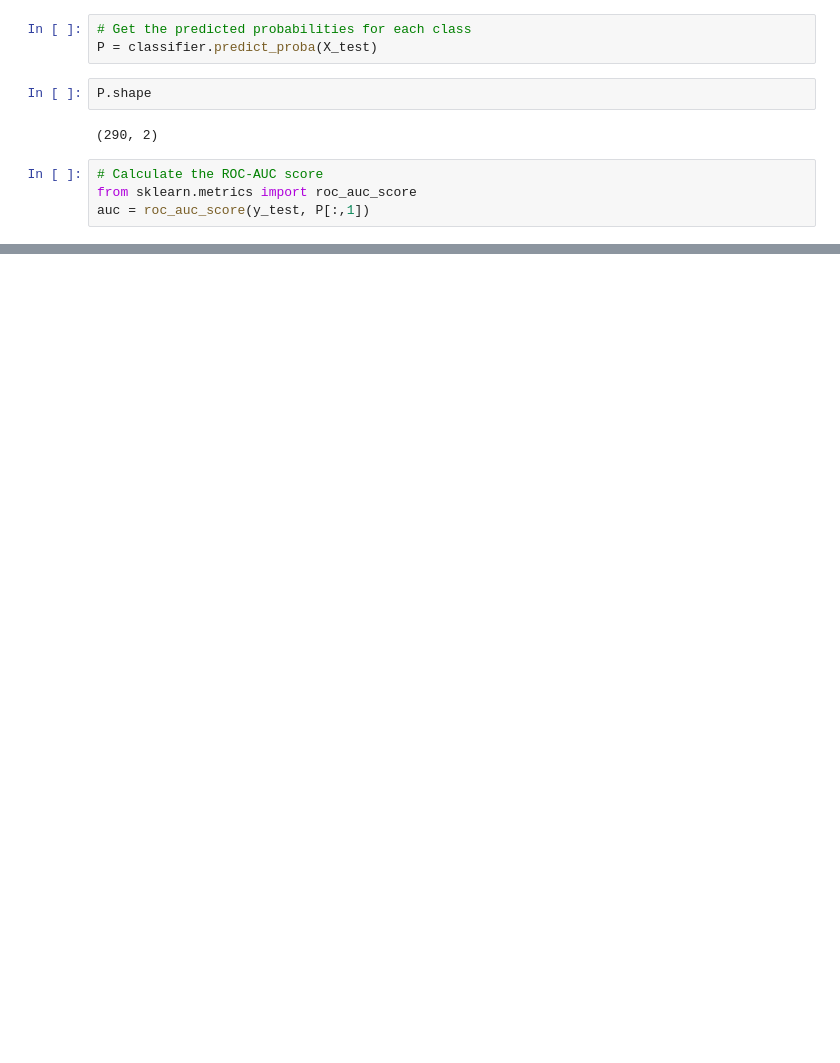
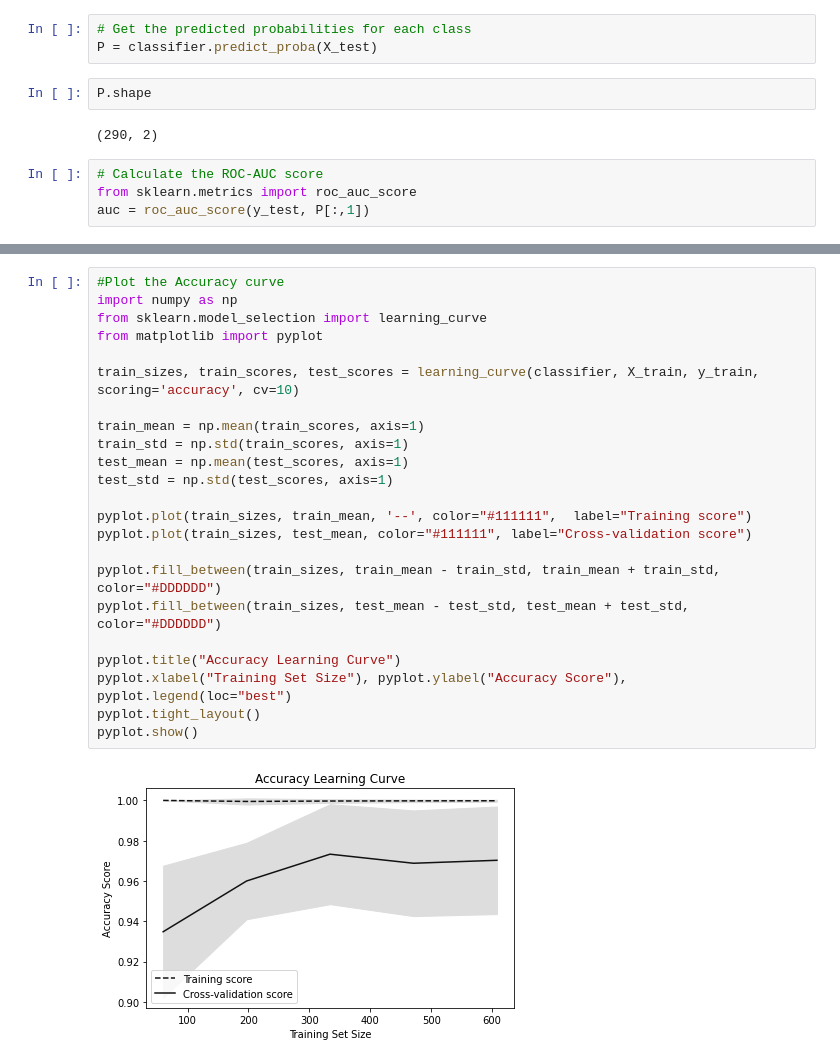
Before and after one commit to mohammadakbarpour/ML-exercises, a Jupyter notebook: 03 Random Forest.ipynb, the cells around one changed output, grey strips where cells are left out. Saved outputs shown, nothing was run; the diff lists cells and outputs as text; blank space fills up the shorter version.

```diff
--- a/03 Random Forest.ipynb
+++ b/03 Random Forest.ipynb
@@ -93,0 +108,25 @@ pyplot.plot(fpr, tpr, marker='.')
+# %%
+#Plot the Accuracy curve
+import numpy as np
+from sklearn.model_selection import learning_curve
+from matplotlib import pyplot
+
+train_sizes, train_scores, test_scores = learning_curve(classifier, X_train, y_train, scoring='accuracy', cv=10)
+
+train_mean = np.mean(train_scores, axis=1)
+train_std = np.std(train_scores, axis=1)
+test_mean = np.mean(test_scores, axis=1)
+test_std = np.std(test_scores, axis=1)
+
+pyplot.plot(train_sizes, train_mean, '--', color="#111111",  label="Training score")
+pyplot.plot(train_sizes, test_mean, color="#111111", label="Cross-validation score")
+
+pyplot.fill_between(train_sizes, train_mean - train_std, train_mean + train_std, color="#DDDDDD")
+pyplot.fill_between(train_sizes, test_mean - test_std, test_mean + test_std, color="#DDDDDD")
+
+pyplot.title("Accuracy Learning Curve")
+pyplot.xlabel("Training Set Size"), pyplot.ylabel("Accuracy Score"), pyplot.legend(loc="best")
+pyplot.tight_layout()
+pyplot.show()
+# %% [output]
+[figure, added]
```
Also changed, not shown: parts of 5 cells of this notebook.
